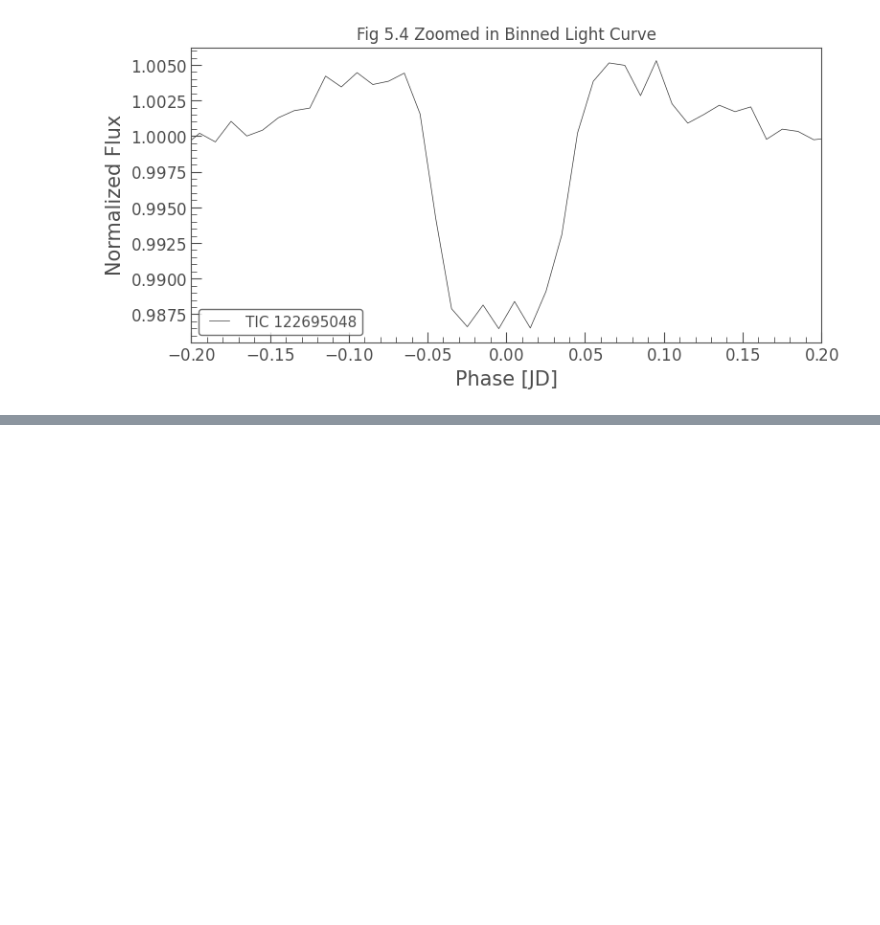
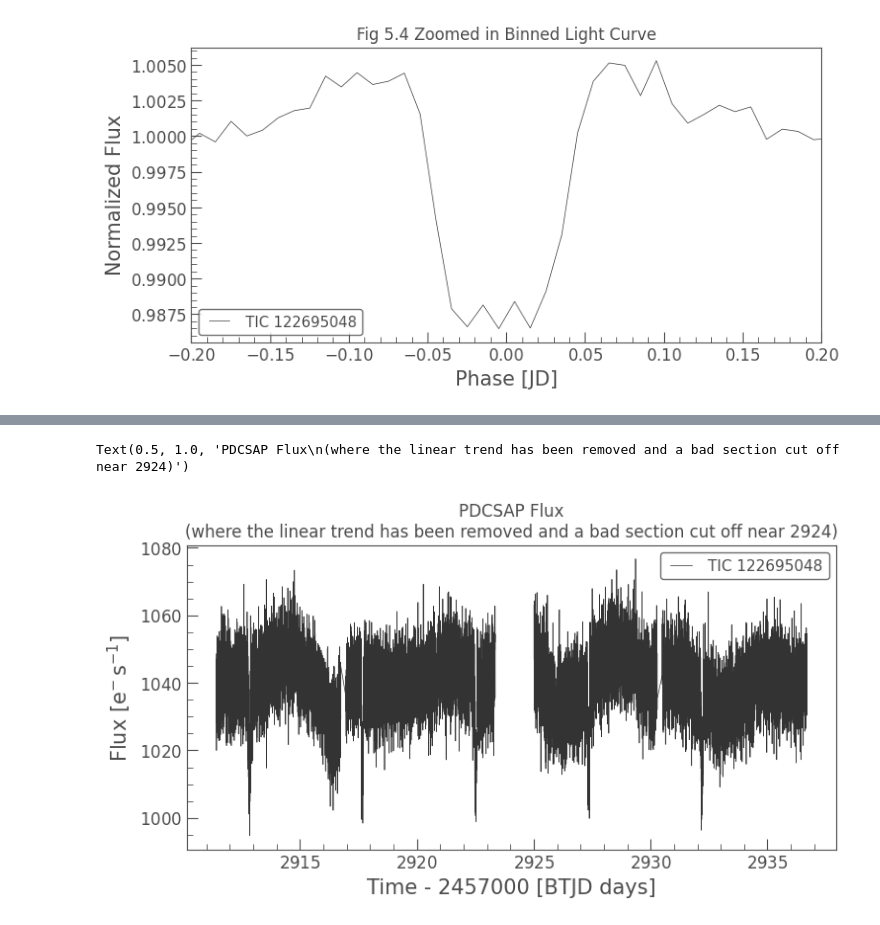
Before and after one commit to sophia268238/astronomy_ml, a Jupyter notebook: notebooks/TOI_3726.ipynb, the cells around one changed output, grey strips where cells are left out. Drawn from its saved outputs; the diff is of its cells as text; code cells hidden in the pictures; blank space fills up the shorter version.

```diff
--- a/notebooks/TOI_3726.ipynb
+++ b/notebooks/TOI_3726.ipynb
@@ -173,0 +212,6 @@ Text(0.5, 1.0, 'Fig 5.4 Zoomed in Binned Light Curve')
+# %%
+lc_pdcsap.plot()
+plt.title("PDCSAP Flux\n(where the linear trend has been removed and a bad section cut off near 2924)")
+# %% [output]
+Text(0.5, 1.0, 'PDCSAP Flux\n(where the linear trend has been removed and a bad section cut off near 2924)')
+[figure, added]
```
Also changed, not shown: parts of 11 cells of this notebook, 3 other files.
